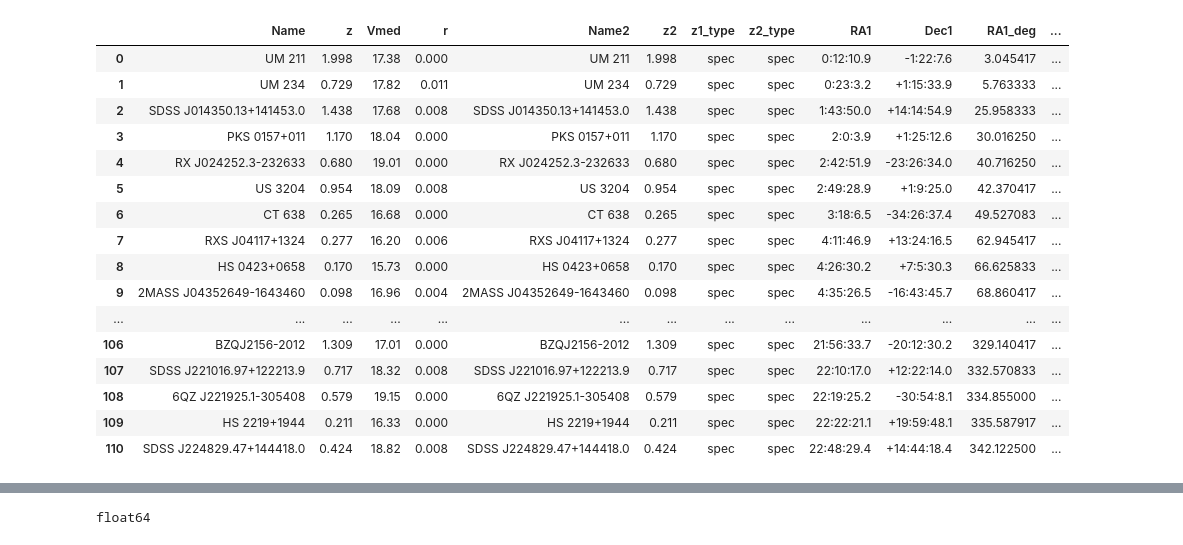
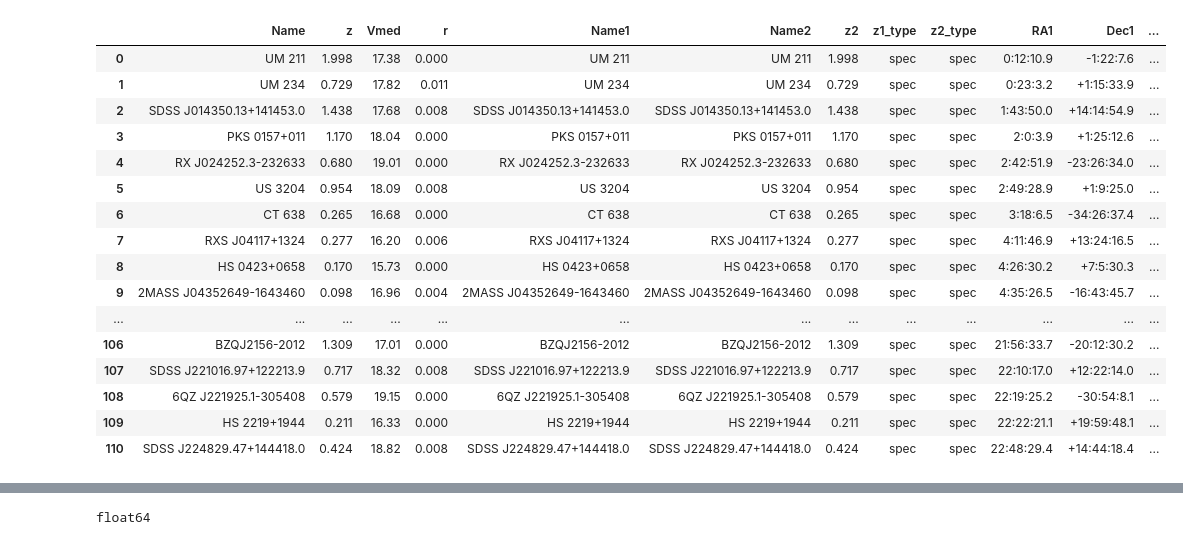
Before and after one commit to thatastroguy/thebigmac, a Jupyter notebook: BH_binary_periodicity.ipynb, the cells around one changed output, grey strips where cells are left out. Cells and saved outputs as stored; diff of their text form; code cells hidden in the pictures.

Commit message:
Committing additional changes to several nontebooks that occurred prior to the generation of the DR0.5 matched table.

```diff
--- a/BH_binary_periodicity.ipynb
+++ b/BH_binary_periodicity.ipynb
@@ -42,6 +42,7 @@ graham2015 = ((Table.read('Tables/Graham2015/table2.dat', readme = 'Tables/Graha
 # Since the format of the catalog will require names for both components, we'll add in a column 'Name2' which for \
 # these and similar targets will be duplicates of the first 'Name column'. Same goes for z2, etc.
 
+graham2015['Name1'] = graham2015['Name']
 graham2015['Name2'] = graham2015['Name']
 graham2015['z2'] = graham2015['z']
 graham2015['z1_type'] = "spec"
@@ -96,50 +97,50 @@ graham2015['dV'] = (2.99e+5)*((1+graham2015['z'])**2 - (1+graham2015['z2'])**2)/
 
 # Adding information about the paper and the selection method
 graham2015['Selection Method'] = "Periodicity" #DPSELs
 graham2015['Confirmation Method'] = "-99"
 graham2015['Paper(s)'] = "Graham+2015"
 graham2015['BibCode(s)'] = "2015MNRAS.453.1562G"
 graham2015['DOI(s)'] = "https://doi.org/10.1093/mnras/stv1726"
 
 graham2015['Notes'] = ''
 
 # And dropping any columns that we don't need....
 graham2015.drop(labels=['RAh','RAm','RAs','DE-','DEd','DEm','DEs','logMBH','LC','Per','logMBH','tinsp','DtGW'],\
               axis=1, inplace=True)
 
 ## Rearranging the columns and renaming columns now...
 #graham2015 = graham2015[['System Type','Name','Name2','Selection Method','Confirmation Method','z','z1_type','z2',\
 #                    'z2_type','RA', 'Dec', 'RA_deg','Dec_deg','RA2','Dec2','RA2_deg','Dec2_deg',\
 #                    'Equinox','Coordinate_waveband','Coordinate_Source','Brightness1','Brightness_band1',\
 #                    'Brightness_type1','Brightness2','Brightness_band2','Brightness_type2','Sep','Sep(kpc)',\
 #                    'delta_z','dV','Paper(s)','BibCode(s)','DOI(s)']]
 #graham2015.columns=['System Type','Name1','Name2','Selection Method','Confirmation Method','z1','z1_type','z2',\
 #                    'z2_type','RA1', 'Dec1', 'RA1_deg','Dec1_deg','RA2','Dec2','RA2_deg','Dec2_deg',\
 #                    'Equinox','Coordinate_waveband','Coordinate_Source','Brightness1','Brightness_band1',\
 #                    'Brightness_type1','Brightness2','Brightness_band2','Brightness_type2','Sep','Sep(kpc)',\
 #                    'delta_z','dV','Paper(s)','BibCode(s)','DOI(s)']
 
 graham2015
 
 # graham lists separations in pc, sop we'll need to convert back to arcseconds
 # %% [output]
-|  | Name | z | Vmed | r | Name2 | z2 | z1_type | z2_type | RA1 | Dec1 | RA1_deg | ... |
-| 0 | UM 211 | 1.998 | 17.38 | 0.000 | UM 211 | 1.998 | spec | spec | 0:12:10.9 | -1:22:7.6 | 3.045417 | ... |
-| 1 | UM 234 | 0.729 | 17.82 | 0.011 | UM 234 | 0.729 | spec | spec | 0:23:3.2 | +1:15:33.9 | 5.763333 | ... |
-| 2 | SDSS J014350.13+141453.0 | 1.438 | 17.68 | 0.008 | SDSS J014350.13+141453.0 | 1.438 | spec | spec | 1:43:50.0 | +14:14:54.9 | 25.958333 | ... |
-| 3 | PKS 0157+011 | 1.170 | 18.04 | 0.000 | PKS 0157+011 | 1.170 | spec | spec | 2:0:3.9 | +1:25:12.6 | 30.016250 | ... |
-| 4 | RX J024252.3-232633 | 0.680 | 19.01 | 0.000 | RX J024252.3-232633 | 0.680 | spec | spec | 2:42:51.9 | -23:26:34.0 | 40.716250 | ... |
-| 5 | US 3204 | 0.954 | 18.09 | 0.008 | US 3204 | 0.954 | spec | spec | 2:49:28.9 | +1:9:25.0 | 42.370417 | ... |
-| 6 | CT 638 | 0.265 | 16.68 | 0.000 | CT 638 | 0.265 | spec | spec | 3:18:6.5 | -34:26:37.4 | 49.527083 | ... |
-| 7 | RXS J04117+1324 | 0.277 | 16.20 | 0.006 | RXS J04117+1324 | 0.277 | spec | spec | 4:11:46.9 | +13:24:16.5 | 62.945417 | ... |
-| 8 | HS 0423+0658 | 0.170 | 15.73 | 0.000 | HS 0423+0658 | 0.170 | spec | spec | 4:26:30.2 | +7:5:30.3 | 66.625833 | ... |
-| 9 | 2MASS J04352649-1643460 | 0.098 | 16.96 | 0.004 | 2MASS J04352649-1643460 | 0.098 | spec | spec | 4:35:26.5 | -16:43:45.7 | 68.860417 | ... |
+|  | Name | z | Vmed | r | Name1 | Name2 | z2 | z1_type | z2_type | RA1 | Dec1 | ... |
+| 0 | UM 211 | 1.998 | 17.38 | 0.000 | UM 211 | UM 211 | 1.998 | spec | spec | 0:12:10.9 | -1:22:7.6 | ... |
+| 1 | UM 234 | 0.729 | 17.82 | 0.011 | UM 234 | UM 234 | 0.729 | spec | spec | 0:23:3.2 | +1:15:33.9 | ... |
+| 2 | SDSS J014350.13+141453.0 | 1.438 | 17.68 | 0.008 | SDSS J014350.13+141453.0 | SDSS J014350.13+141453.0 | 1.438 | spec | spec | 1:43:50.0 | +14:14:54.9 | ... |
+| 3 | PKS 0157+011 | 1.170 | 18.04 | 0.000 | PKS 0157+011 | PKS 0157+011 | 1.170 | spec | spec | 2:0:3.9 | +1:25:12.6 | ... |
+| 4 | RX J024252.3-232633 | 0.680 | 19.01 | 0.000 | RX J024252.3-232633 | RX J024252.3-232633 | 0.680 | spec | spec | 2:42:51.9 | -23:26:34.0 | ... |
+| 5 | US 3204 | 0.954 | 18.09 | 0.008 | US 3204 | US 3204 | 0.954 | spec | spec | 2:49:28.9 | +1:9:25.0 | ... |
+| 6 | CT 638 | 0.265 | 16.68 | 0.000 | CT 638 | CT 638 | 0.265 | spec | spec | 3:18:6.5 | -34:26:37.4 | ... |
+| 7 | RXS J04117+1324 | 0.277 | 16.20 | 0.006 | RXS J04117+1324 | RXS J04117+1324 | 0.277 | spec | spec | 4:11:46.9 | +13:24:16.5 | ... |
+| 8 | HS 0423+0658 | 0.170 | 15.73 | 0.000 | HS 0423+0658 | HS 0423+0658 | 0.170 | spec | spec | 4:26:30.2 | +7:5:30.3 | ... |
+| 9 | 2MASS J04352649-1643460 | 0.098 | 16.96 | 0.004 | 2MASS J04352649-1643460 | 2MASS J04352649-1643460 | 0.098 | spec | spec | 4:35:26.5 | -16:43:45.7 | ... |
 | ... | ... | ... | ... | ... | ... | ... | ... | ... | ... | ... | ... | ... |
-| 106 | BZQJ2156-2012 | 1.309 | 17.01 | 0.000 | BZQJ2156-2012 | 1.309 | spec | spec | 21:56:33.7 | -20:12:30.2 | 329.140417 | ... |
-| 107 | SDSS J221016.97+122213.9 | 0.717 | 18.32 | 0.008 | SDSS J221016.97+122213.9 | 0.717 | spec | spec | 22:10:17.0 | +12:22:14.0 | 332.570833 | ... |
-| 108 | 6QZ J221925.1-305408 | 0.579 | 19.15 | 0.000 | 6QZ J221925.1-305408 | 0.579 | spec | spec | 22:19:25.2 | -30:54:8.1 | 334.855000 | ... |
-| 109 | HS 2219+1944 | 0.211 | 16.33 | 0.000 | HS 2219+1944 | 0.211 | spec | spec | 22:22:21.1 | +19:59:48.1 | 335.587917 | ... |
-| 110 | SDSS J224829.47+144418.0 | 0.424 | 18.82 | 0.008 | SDSS J224829.47+144418.0 | 0.424 | spec | spec | 22:48:29.4 | +14:44:18.4 | 342.122500 | ... |
+| 106 | BZQJ2156-2012 | 1.309 | 17.01 | 0.000 | BZQJ2156-2012 | BZQJ2156-2012 | 1.309 | spec | spec | 21:56:33.7 | -20:12:30.2 | ... |
+| 107 | SDSS J221016.97+122213.9 | 0.717 | 18.32 | 0.008 | SDSS J221016.97+122213.9 | SDSS J221016.97+122213.9 | 0.717 | spec | spec | 22:10:17.0 | +12:22:14.0 | ... |
+| 108 | 6QZ J221925.1-305408 | 0.579 | 19.15 | 0.000 | 6QZ J221925.1-305408 | 6QZ J221925.1-305408 | 0.579 | spec | spec | 22:19:25.2 | -30:54:8.1 | ... |
+| 109 | HS 2219+1944 | 0.211 | 16.33 | 0.000 | HS 2219+1944 | HS 2219+1944 | 0.211 | spec | spec | 22:22:21.1 | +19:59:48.1 | ... |
+| 110 | SDSS J224829.47+144418.0 | 0.424 | 18.82 | 0.008 | SDSS J224829.47+144418.0 | SDSS J224829.47+144418.0 | 0.424 | spec | spec | 22:48:29.4 | +14:44:18.4 | ... |
 # %%
 # Adding in Lu+2016 here:
 
```
Also changed, not shown: parts of 5 cells of this notebook, 4 other files.
